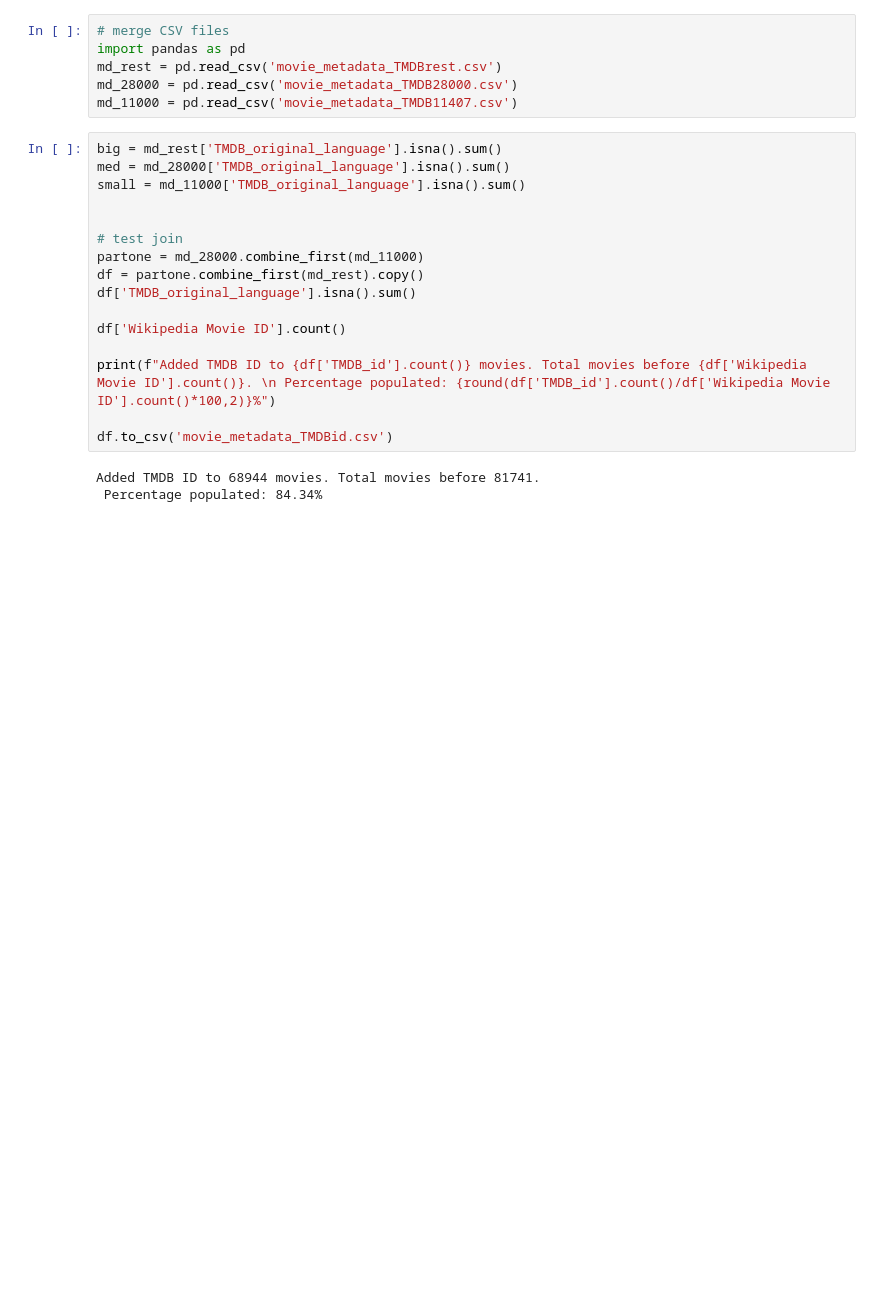
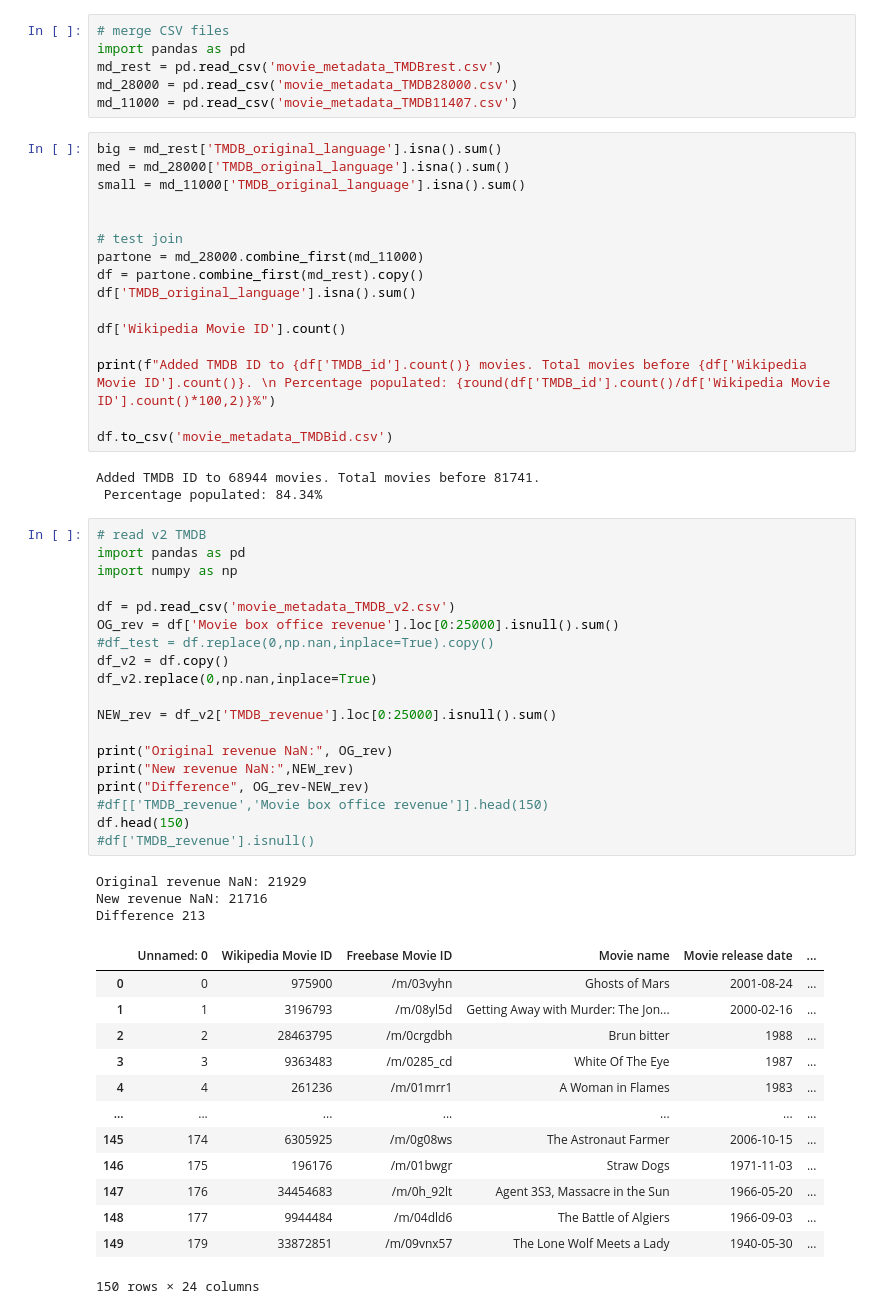
Before and after one commit to epfl-ada/ada-2023-project-byggemandbob, a Jupyter notebook: scratch/gus.ipynb, the cells around one changed output. Drawn from its saved outputs; the diff is of its cells as text; blank space fills up the shorter version.

```diff
--- a/scratch/gus.ipynb
+++ b/scratch/gus.ipynb
@@ -201,3 +201,39 @@ df.to_csv('movie_metadata_TMDBid.csv')
 # %% [output]
 Added TMDB ID to 68944 movies. Total movies before 81741.
  Percentage populated: 84.34%
+# %%
+# read v2 TMDB
+import pandas as pd
+import numpy as np
+
+df = pd.read_csv('movie_metadata_TMDB_v2.csv')
+OG_rev = df['Movie box office revenue'].loc[0:25000].isnull().sum()
+#df_test = df.replace(0,np.nan,inplace=True).copy()
+df_v2 = df.copy()
+df_v2.replace(0,np.nan,inplace=True)
+
+NEW_rev = df_v2['TMDB_revenue'].loc[0:25000].isnull().sum()
+
+print("Original revenue NaN:", OG_rev)
+print("New revenue NaN:",NEW_rev)
+print("Difference", OG_rev-NEW_rev)
+#df[['TMDB_revenue','Movie box office revenue']].head(150)
+df.head(150)
+#df['TMDB_revenue'].isnull()
+# %% [output]
+Original revenue NaN: 21929
+New revenue NaN: 21716
+Difference 213
+|  | Unnamed: 0 | Wikipedia Movie ID | Freebase Movie ID | Movie name | Movie release date | ... |
+| 0 | 0 | 975900 | /m/03vyhn | Ghosts of Mars | 2001-08-24 | ... |
+| 1 | 1 | 3196793 | /m/08yl5d | Getting Away with Murder: The Jon... | 2000-02-16 | ... |
+| 2 | 2 | 28463795 | /m/0crgdbh | Brun bitter | 1988 | ... |
+| 3 | 3 | 9363483 | /m/0285_cd | White Of The Eye | 1987 | ... |
+| 4 | 4 | 261236 | /m/01mrr1 | A Woman in Flames | 1983 | ... |
+| ... | ... | ... | ... | ... | ... | ... |
+| 145 | 174 | 6305925 | /m/0g08ws | The Astronaut Farmer | 2006-10-15 | ... |
+| 146 | 175 | 196176 | /m/01bwgr | Straw Dogs | 1971-11-03 | ... |
+| 147 | 176 | 34454683 | /m/0h_92lt | Agent 3S3, Massacre in the Sun | 1966-05-20 | ... |
+| 148 | 177 | 9944484 | /m/04dld6 | The Battle of Algiers | 1966-09-03 | ... |
+| 149 | 179 | 33872851 | /m/09vnx57 | The Lone Wolf Meets a Lady | 1940-05-30 | ... |
+150 rows × 24 columns
```
Also changed, not shown: 1 other file.
